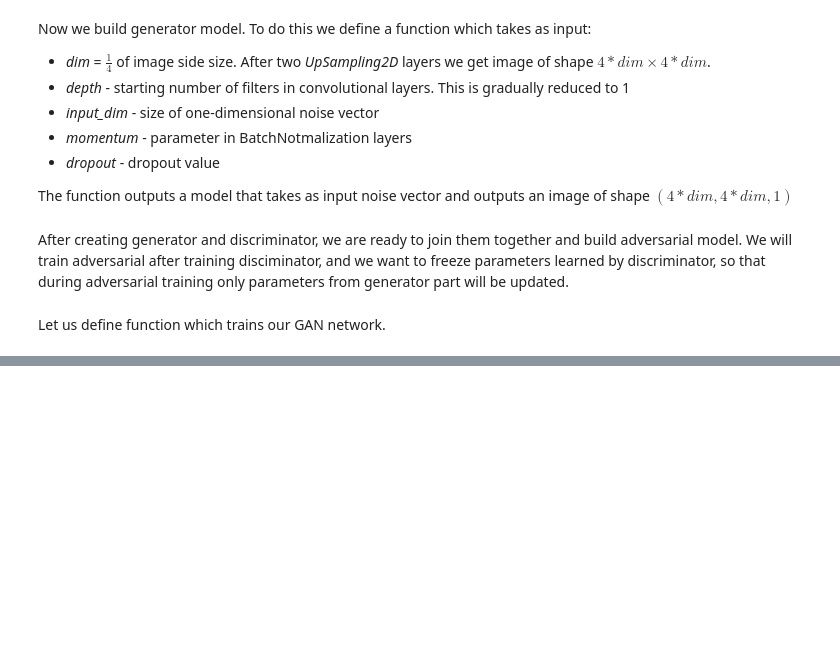
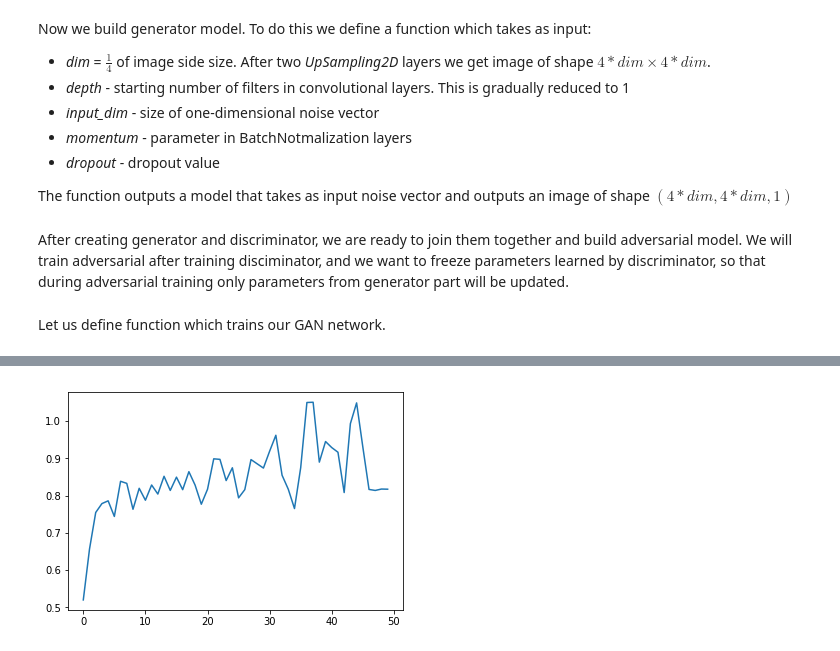
Before and after one commit to AgnieszkaZgo/GAN_on_MNIST, a Jupyter notebook: GAN_on_mnist_notebook.ipynb, the cells around one changed output, grey strips where cells are left out. Saved outputs shown, nothing was run; the diff lists cells and outputs as text; code cells hidden in the pictures; blank space fills up the shorter version.

```diff
--- a/GAN_on_mnist_notebook.ipynb
+++ b/GAN_on_mnist_notebook.ipynb
@@ -172,0 +205,7 @@ plt.plot(d_accuracies)
+# %%
+d_losses = [np.mean(arr) for arr in np.split(np.array(d_losses), 50)]
+
+plt.plot(d_losses)
+plt.show()
+# %% [output]
+[figure, added]
```
Also changed, not shown: parts of 15 cells of this notebook.
